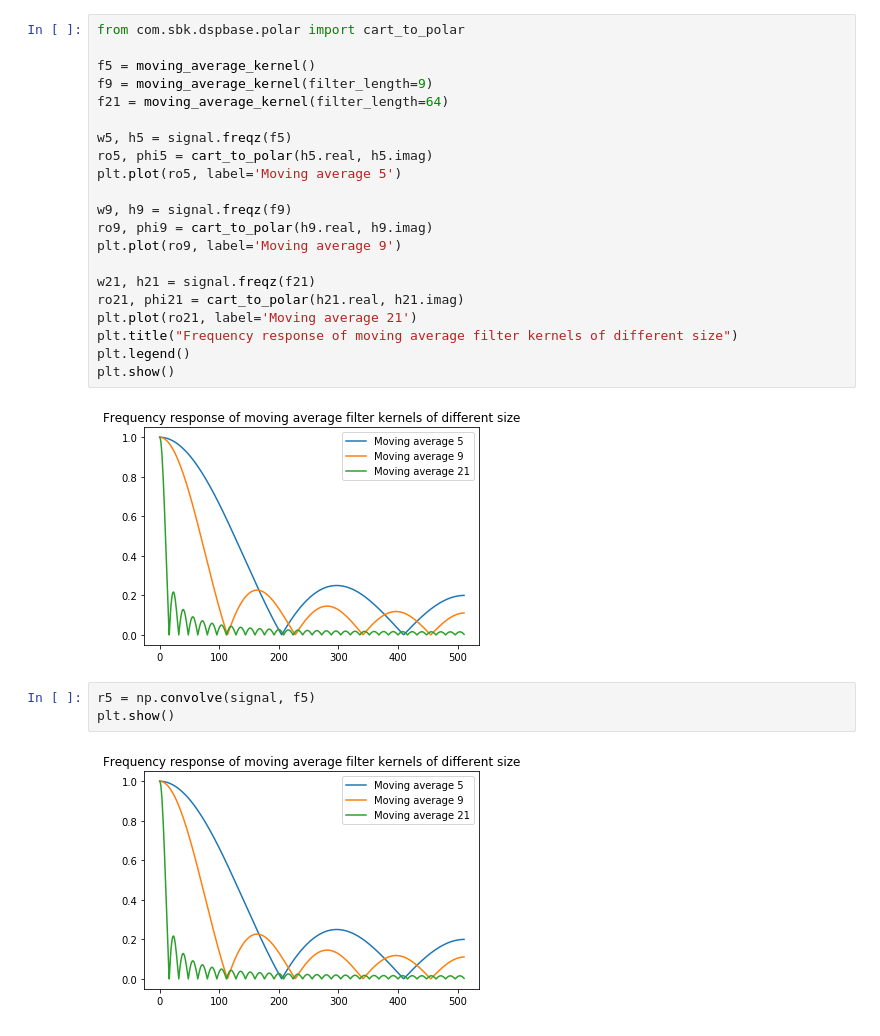
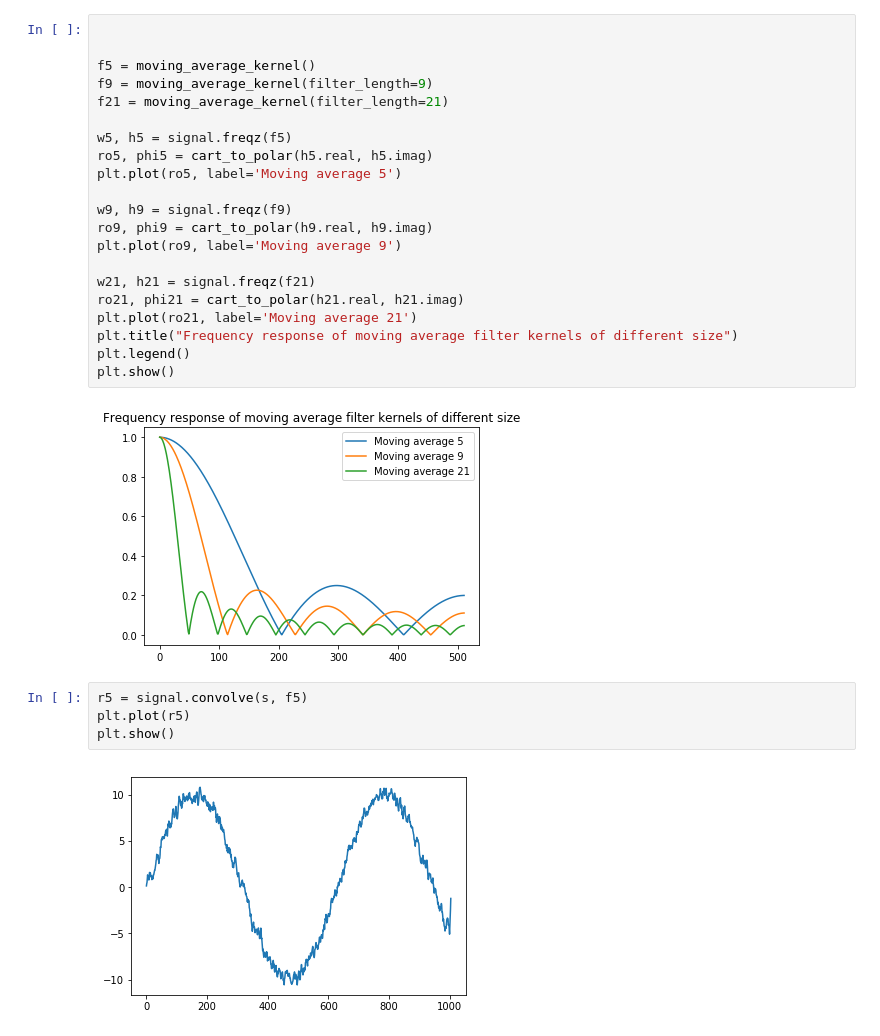
Before and after one commit to serhii-soboliev/dspbase, a Jupyter notebook: demo/filters/moving_average.ipynb, the cells around one changed output. Saved outputs shown, nothing was run; the diff lists cells and outputs as text.

```diff
--- a/demo/filters/moving_average.ipynb
+++ b/demo/filters/moving_average.ipynb
@@ -16,9 +17,9 @@ plt.show()
 # %%
-from com.sbk.dspbase.polar import cart_to_polar
+
 
 f5 = moving_average_kernel()
 f9 = moving_average_kernel(filter_length=9)
-f21 = moving_average_kernel(filter_length=64)
+f21 = moving_average_kernel(filter_length=21)
 
 w5, h5 = signal.freqz(f5)
 ro5, phi5 = cart_to_polar(h5.real, h5.imag)
@@ -35,10 +36,11 @@ plt.title("Frequency response of moving average filter kernels of different size
 plt.legend()
 plt.show()
 # %% [output]
-[figure, old version]
+[figure, new version]
 # %%
-r5 = np.convolve(signal, f5)
+r5 = signal.convolve(s, f5)
+plt.plot(r5)
 plt.show()
 # %% [output]
-[figure, old version]
+[figure, new version]
 # %%
```
Also changed, not shown: parts of 4 cells of this notebook, 5 other files.
